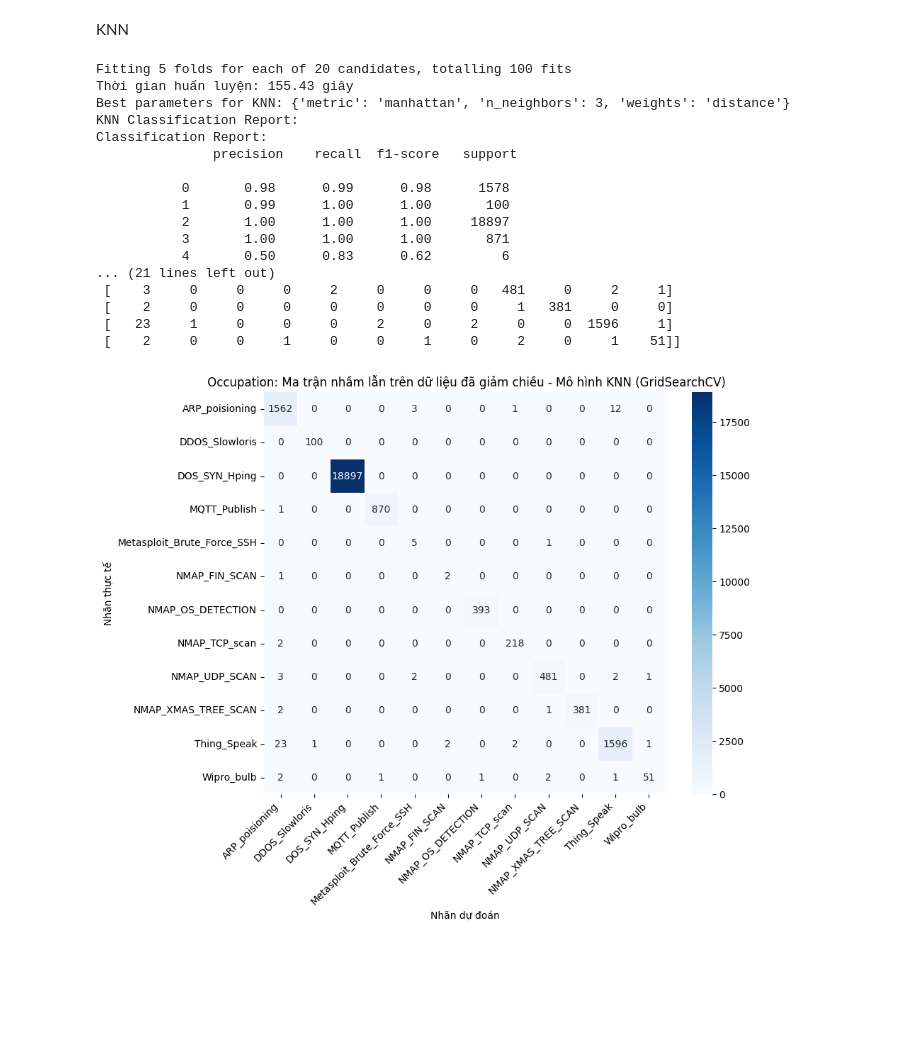
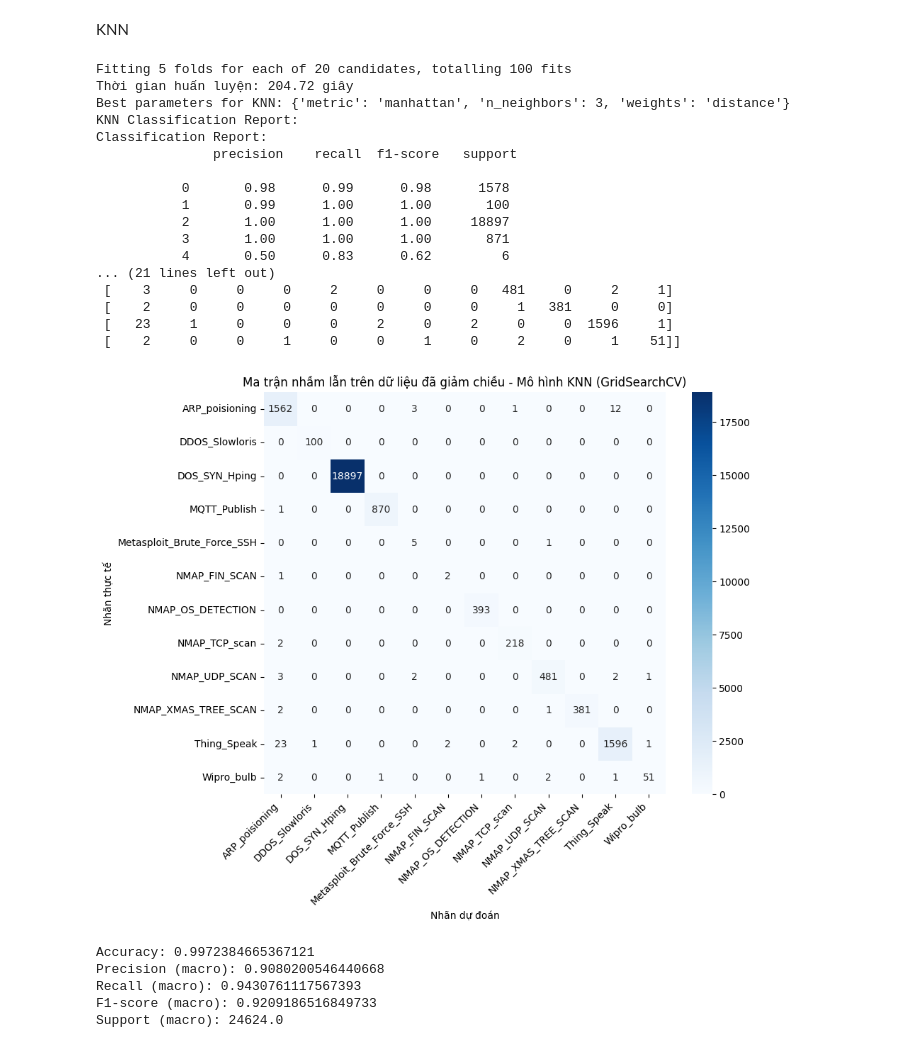
Before and after one commit to quixinh/ppnckh, a Jupyter notebook: main.ipynb, the cells around one changed output. Saved outputs shown, nothing was run; the diff lists cells and outputs as text; code cells hidden in the pictures; blank space fills up the shorter version.

```diff
--- a/main.ipynb
+++ b/main.ipynb
@@ -877,7 +877,7 @@ knn_model = model.get_knn_model()
 random_search_knn = RandomizedSearchCV(
     estimator=knn_model,
     param_distributions=param_dist_knn,
-    n_iter=50,
+    n_iter=20,
     cv=5,
     scoring='f1_macro',
     random_state=42,
@@ -1139,36 +1139,36 @@ print(f'Thời gian huấn luyện: {end_time - start_time:.2f} giây')
 # Lấy mô hình tốt nhất
 best_knn_model = grid_search_knn.best_estimator_
 print("Best parameters for KNN:", grid_search_knn.best_params_)
 
 # Dự đoán và đánh giá
 y_pred_knn = best_knn_model.predict(X_test_sm_dr)
 print("KNN Classification Report:")
 utils.report(y_test_sm_dr, y_pred_knn)
 utils.plot_confusion_matrix(
     y_test_sm_dr,
     y_pred_knn,
     attack_labels,
-    " Occupation: Ma trận nhầm lẫn trên dữ liệu đã giảm chiều - Mô hình KNN (GridSearchCV)"
+    "Ma trận nhầm lẫn trên dữ liệu đã giảm chiều - Mô hình KNN (GridSearchCV)"
 )
 # %% [output]
 Fitting 5 folds for each of 20 candidates, totalling 100 fits
-Thời gian huấn luyện: 155.43 giây
+Thời gian huấn luyện: 204.72 giây
 Best parameters for KNN: {'metric': 'manhattan', 'n_neighbors': 3, 'weights': 'distance'}
 KNN Classification Report:
 Classification Report:
                precision    recall  f1-score   support
 
            0       0.98      0.99      0.98      1578
            1       0.99      1.00      1.00       100
            2       1.00      1.00      1.00     18897
            3       1.00      1.00      1.00       871
            4       0.50      0.83      0.62         6
 ... (21 lines left out)
  [    3     0     0     0     2     0     0     0   481     0     2     1]
  [    2     0     0     0     0     0     0     0     1   381     0     0]
  [   23     1     0     0     0     2     0     2     0     0  1596     1]
  [    2     0     0     1     0     0     1     0     2     0     1    51]]
-[figure, old version]
+[figure, new version]
 # %%
 accuracy = accuracy_score(y_test_sm_dr, y_pred_knn)
 print("Accuracy:", accuracy)
@@ -1178,3 +1178,9 @@ print("Precision (macro):", report["macro avg"]["precision"])
 print("Recall (macro):", report["macro avg"]["recall"])
 print("F1-score (macro):", report["macro avg"]["f1-score"])
 print("Support (macro):", report["macro avg"]["support"])
+# %% [output]
+Accuracy: 0.9972384665367121
+Precision (macro): 0.9080200546440668
+Recall (macro): 0.9430761117567393
+F1-score (macro): 0.9209186516849733
+Support (macro): 24624.0
```
Also changed, not shown: parts of 1 cell of this notebook, 10 other files.
